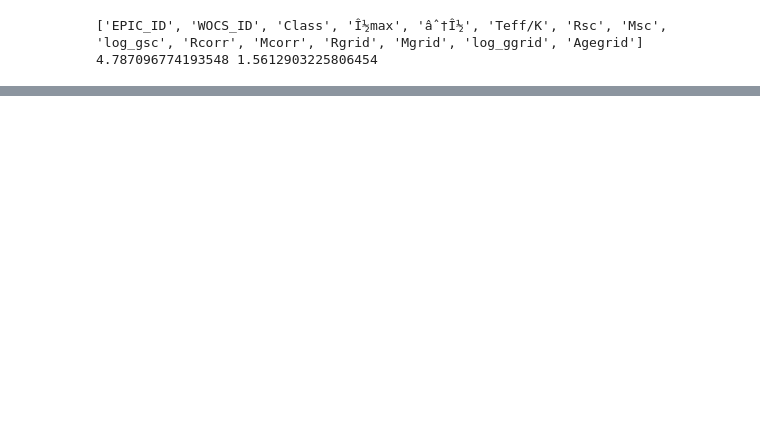
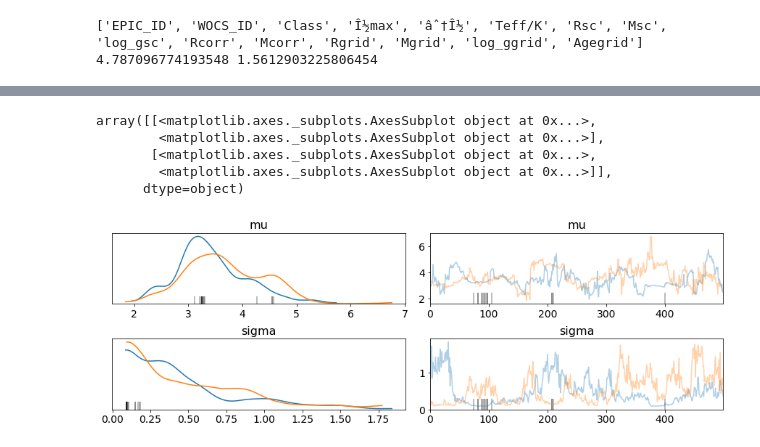
Before and after one commit to Harry-Westwood/Y4-Project-InterNeuralStellar, a Jupyter notebook: Hin's_files/M67.ipynb, the cells around one changed output, grey strips where cells are left out. Cells and saved outputs as stored; diff of their text form; code cells hidden in the pictures; blank space fills up the shorter version.

```diff
--- a/Hin's_files/M67.ipynb
+++ b/Hin's_files/M67.ipynb
@@ -84,0 +85,22 @@ array([[<matplotlib.axes._subplots.AxesSubplot object at 0x...>,
+# %%
+#round 2, with bigger observational errors
+#1.5
+#hyperprior
+Mu=4
+del_mu=40
+Sigma=0.5
+del_sigma=5
+
+#HMC
+model=pm.Model()
+with model:
+    mu=pm.Lognormal('mu',np.log10(Mu),np.log10(del_mu))
+    sigma=pm.HalfNormal('sigma',np.log10(del_sigma))
+
+    xtrue = pm.Normal('xtrue', mu, sigma, shape=N)
+    xobs = pm.Normal('xobs', xtrue, np.array(age_sigmas)*1.5, observed=Xobs)
+
+with model:
+    trace = pm.sample(tune=50000,chains=2,target_accept=0.9)
+
+pm.summary(trace,var_names=['mu','sigma'])
@@ -84,0 +119,9 @@ array([[<matplotlib.axes._subplots.AxesSubplot object at 0x...>,
+# %%
+pm.plots.traceplot(trace,var_names=['mu','sigma'])
+# %% [output]
+array([[<matplotlib.axes._subplots.AxesSubplot object at 0x...>,
+        <matplotlib.axes._subplots.AxesSubplot object at 0x...>],
+       [<matplotlib.axes._subplots.AxesSubplot object at 0x...>,
+        <matplotlib.axes._subplots.AxesSubplot object at 0x...>]],
+      dtype=object)
+[figure, added]
```
Also changed, not shown: parts of 12 cells of this notebook.
